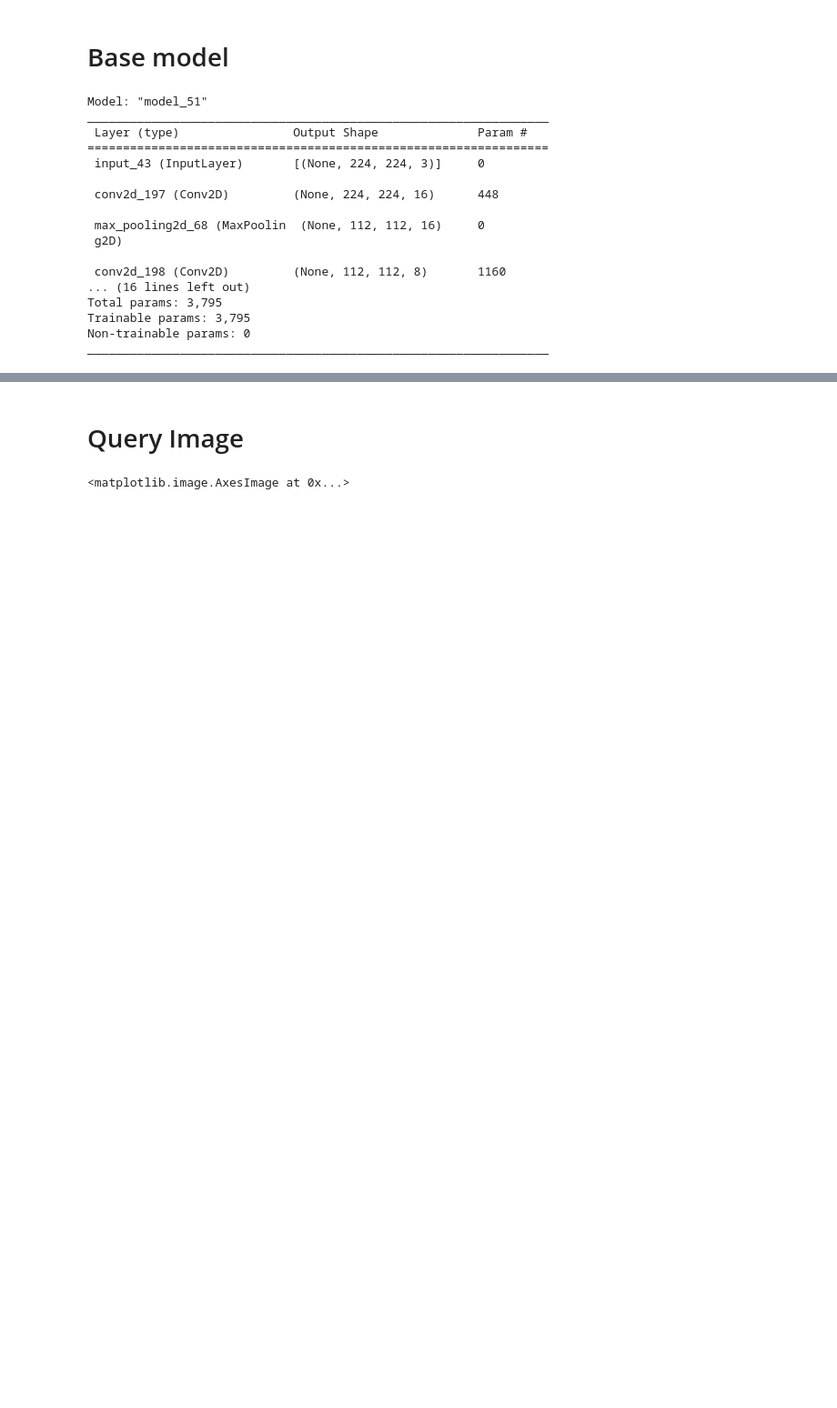
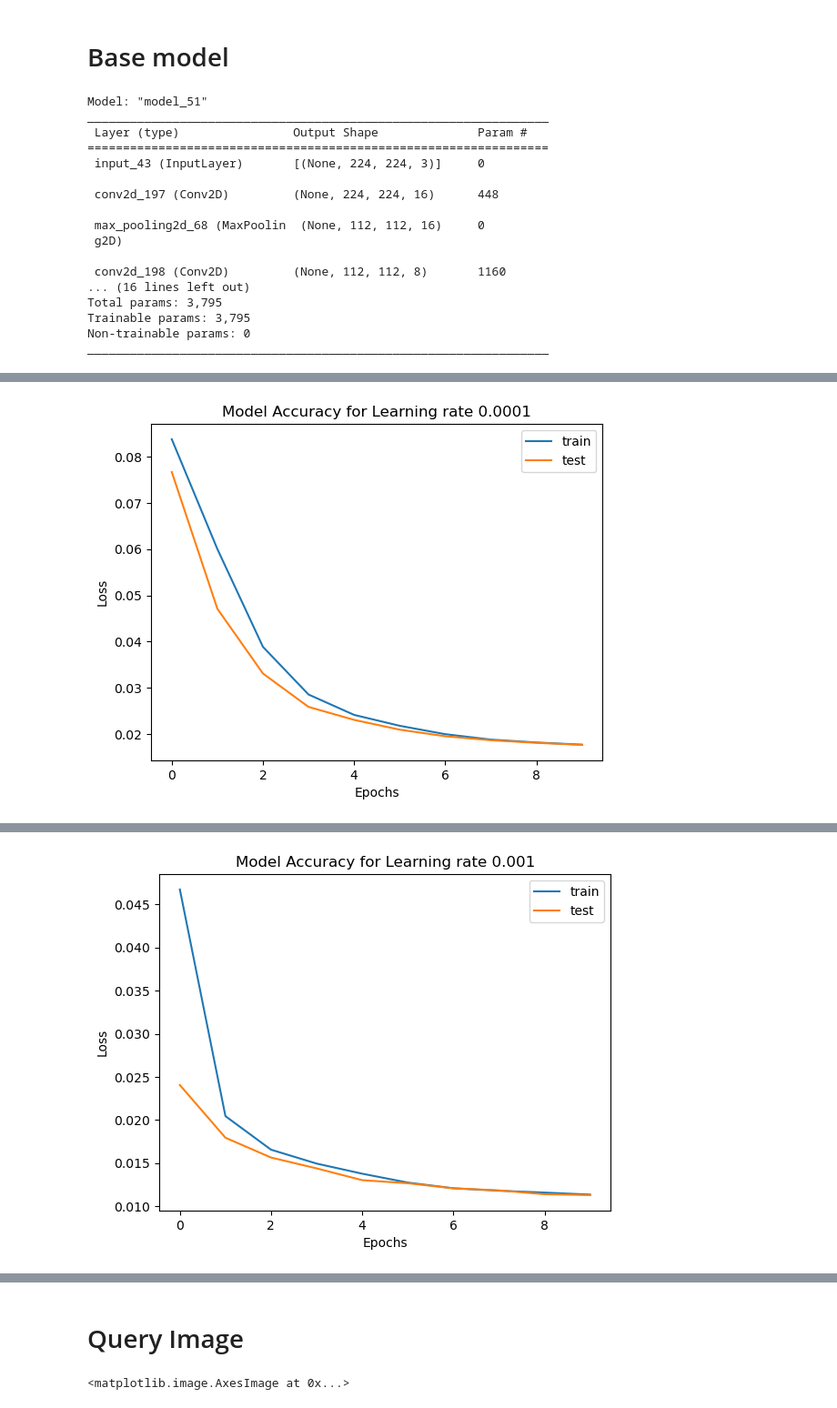
Before and after one commit to Dilson20/Assignment2_MachineLearning, a Jupyter notebook: Task2/Task2_BaseModels.ipynb, the cells around one changed output, grey strips where cells are left out. Shown at 91% size. Drawn from its saved outputs; the diff is of its cells as text; code cells hidden in the pictures; blank space fills up the shorter version.

```diff
--- a/Task2/Task2_BaseModels.ipynb
+++ b/Task2/Task2_BaseModels.ipynb
@@ -224,0 +225,43 @@ Epoch 10/10
+# %%
+def create_autoencoder(learning_rate):
+    input_img = Input(shape=(224, 224, 3))
+
+    x = Conv2D(8, (3, 3), activation='relu', padding='same')(input_img)
+    x = MaxPooling2D((2, 2), padding='same')(x)
+    x = Conv2D(16, (3, 3), activation='relu', padding='same')(x)
+    x = MaxPooling2D((2, 2), padding='same')(x)
+    x = Conv2D(32, (3, 3), activation='relu', padding='same')(x)
+    encoded = MaxPooling2D((2, 2), padding='same', name=  'encoder')(x)
+
+
+    x = Conv2D(32, (3, 3), activation='relu', padding='same')(encoded)
+    x = UpSampling2D((2, 2))(x)
+    x = Conv2D(16, (3, 3), activation='relu', padding='same')(x)
+    x = UpSampling2D((2, 2))(x)
+    x = Conv2D(8, (3, 3), activation='relu', padding='same')(x)
+    x = UpSampling2D((2, 2))(x)
+    decoded = Conv2D(3, (3, 3), activation='sigmoid', padding='same')(x)
+
+    autoencoder = Model(input_img, decoded)
+    autoencoder.compile(optimizer=Adam(learning_rate), loss='mse')
+    return autoencoder
+# %%
+lr_params = [1e-4, 1e-3, 1e-2]
+
+for lr in lr_params:
+    buf = create_autoencoder(lr)
+    history = buf.fit(
+    train_generator,
+    steps_per_epoch=train_generator.n//batch_size,
+    validation_data=valid_generator,
+    validation_steps=valid_generator.n//batch_size,
+    epochs=10,
+    verbose=1)
+    plt.plot(history.history['loss'])
+    plt.plot(history.history['val_loss'])
+    plt.title('Model Accuracy for Learning rate ' + str(lr))
+    plt.ylabel('Loss')
+    plt.xlabel('Epochs')
+    plt.legend(['train', 'test'])
+    plt.show()
+# %% [output]
@@ -224,0 +288 @@ Epoch 10/10
+[figure, added]
@@ -224,0 +309 @@ Epoch 10/10
+[figure, added]
```
Also changed, not shown: parts of 13 cells of this notebook.
